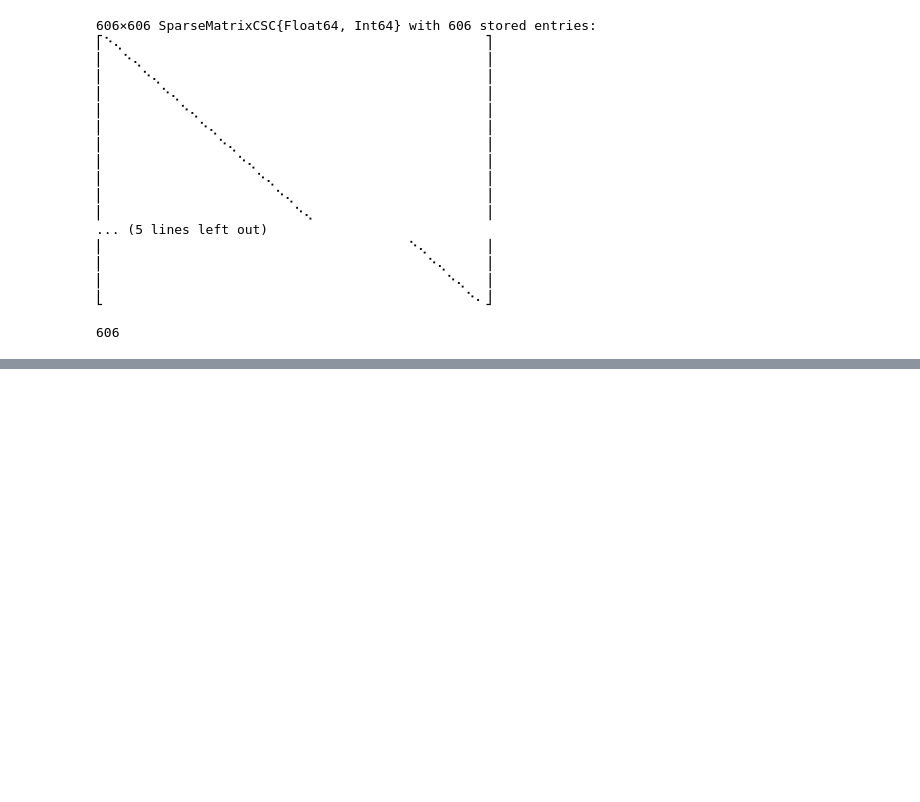
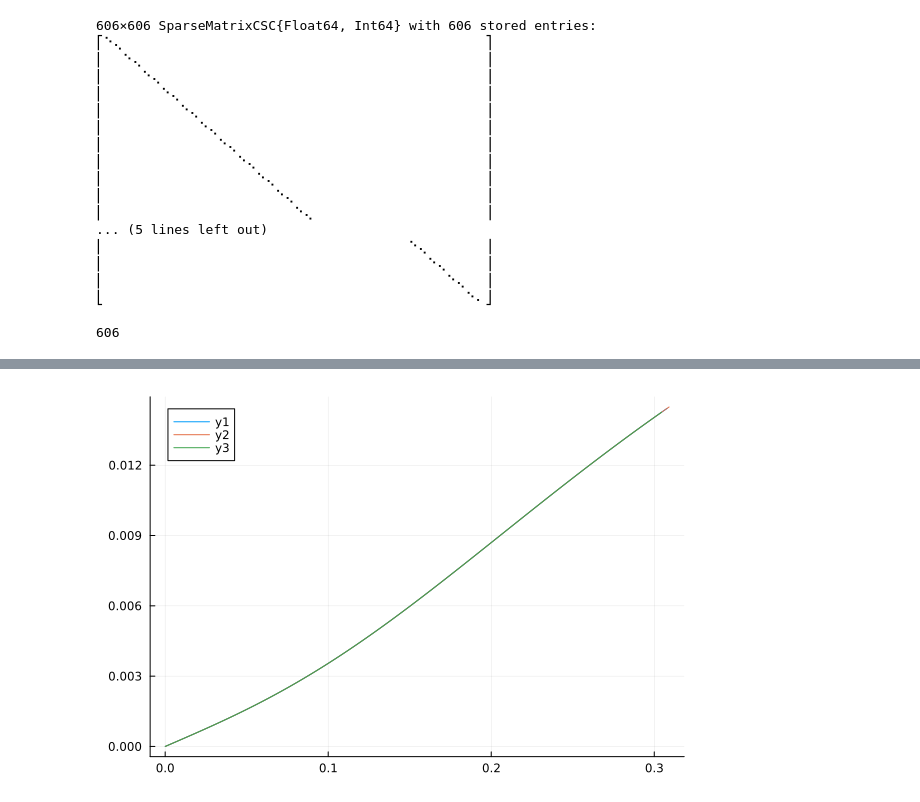
Before and after one commit to perebalazs/LowLevelFEM.jl, a Jupyter notebook: examples/wave_propagation_1D.ipynb, the cells around one changed output, grey strips where cells are left out. Saved outputs shown, nothing was run; the diff lists cells and outputs as text; code cells hidden in the pictures; blank space fills up the shorter version.

```diff
--- a/examples/wave_propagation_1D.ipynb
+++ b/examples/wave_propagation_1D.ipynb
@@ -280,0 +184,9 @@ plot(plt)
+# %%
+plt01 = FEM.HHTaccuracyAnalysis(ωₘᵢₙ, ωₘₐₓ, Δt1, "ADR", n=1000, α=α, δ=δ)
+plt02 = FEM.HHTaccuracyAnalysis(ωₘᵢₙ, ωₘₐₓ, Δt2, "ADR", n=1000, α=α, δ=δ)
+plt03 = FEM.HHTaccuracyAnalysis(ωₘᵢₙ, ωₘₐₓ, Δt3, "ADR", n=1000, α=α, δ=δ)
+plot(plt01)
+plot!(plt02)
+plot!(plt03)
+# %% [output]
+[figure, added]
```
Also changed, not shown: parts of 61 cells of this notebook, 5 other files.
